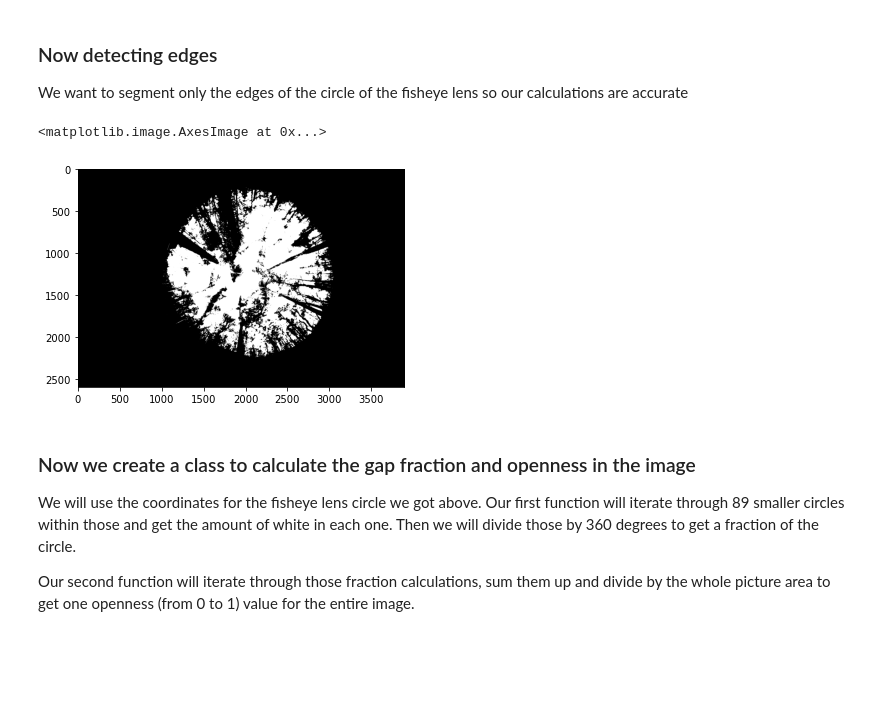
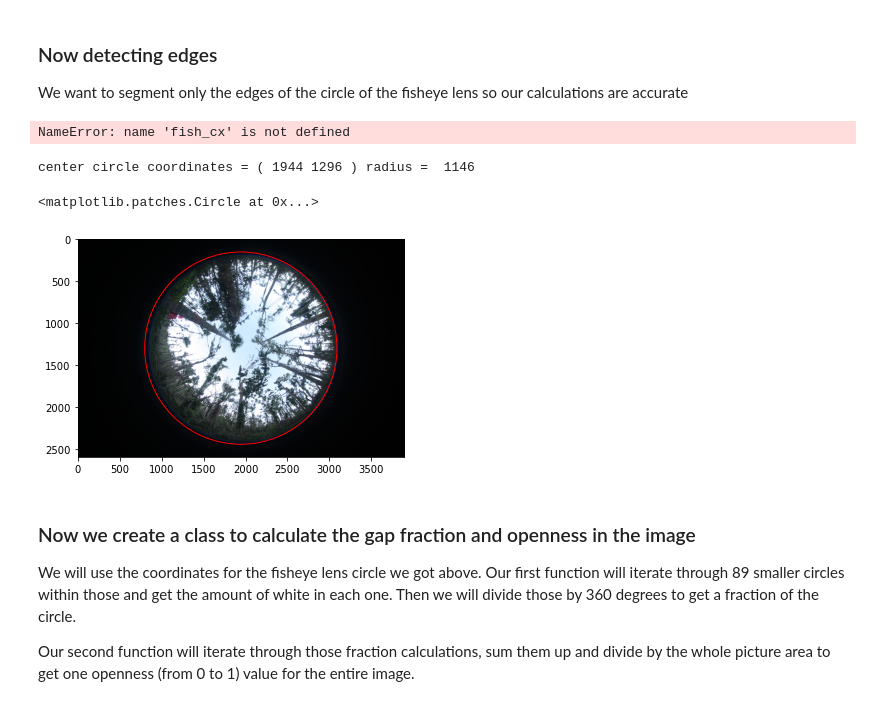
Before and after one commit to Roiak2/Canopy-Openness-from-Hemispheric-Photos, a Jupyter notebook: CanopyOpenness/CanOpenness Demo Script.ipynb, the cells around one changed output. Saved outputs shown, nothing was run; the diff lists cells and outputs as text; code cells hidden in the pictures; blank space fills up the shorter version.

Commit message:
testing function to add circle perimeter

```diff
--- a/CanopyOpenness/CanOpenness Demo Script.ipynb
+++ b/CanopyOpenness/CanOpenness Demo Script.ipynb
@@ -181,13 +181,15 @@ def CircleCoords(image = ""):
     OUTPUT
     returns image array with coordinates for center circle of fisheye photo
     """
+    #get shape of image
+    shape = image.shape
+    #x coordinate of center
 
-    #x coordinate of center
-    fish_cx = image.shape[1]/2
+    #fish_cx = image.shape[1]/2
     #y coordinate of center
-    fish_cy = image.shape[0]/2
+    #fish_cy = image.shape[0]/2
     #radius of the hemispheric photo center
-    fish_cr = (image.shape[0]/2)-2
+    #fish_cr = (image.shape[0]/2)-2
 
     #put all those in a list with new coordinates
     ImageCircle = [image,fish_cx,fish_cy,fish_cr]
@@ -260,8 +262,74 @@ plt.imshow(hemi_th[0],cmap=plt.cm.gray)
 #     points(cx - x, cy + y, col = "red", cex = 0.1)
 #     points(cx - x, cy - y, col = "red", cex = 0.1)
 # %% [output]
-<matplotlib.image.AxesImage at 0x...>
+NameError: name 'fish_cx' is not defined
-[figure, removed]
+# %%
+#Adding center coordinates of image and radius of center
+#def CircleCoords(image = ""):
+#     """
+#     Function that takes an image as input and returns image file with circle of fisheye lens as boundary
+#     Based on calculating of center coordinates given the shape of the numpy array (file format of image)
+
+#     PARAMETERS
+#     image = input loaded image
+
+#     OUTPUT
+#     returns image array with coordinates for center circle of fisheye photo
+#     """
+#     #get shape of image
+#  #   shape = image.shape
+#     #x coordinate of center
+
+#     #fish_cx = image.shape[1]/2
+#     #y coordinate of center
+#     #fish_cy = image.shape[0]/2
+#     #radius of the hemispheric photo center
+#     #fish_cr = (image.shape[0]/2)-2
+
+#     #put all those in a list with new coordinates
+#   #  ImageCircle = [image,fish_cx,fish_cy,fish_cr]
+
+#     #return new format of image
+#    # return ImageCircle
+from skimage.draw import disk
+from skimage.draw import circle_perimeter_aa
+from skimage.draw import circle_perimeter
+from skimage.draw import line, set_color
+import matplotlib.cbook
+import warnings
+warnings.filterwarnings("ignore", category=matplotlib.cbook.mplDeprecation)
+
+#Assign variable that defines shape of our image
+shape = binary.shape
+#Calculate center coordinates (cx,cy) of circle, and radius (cr)
+cx = int(shape[1]/2)
+cy = int(shape[0]/2)
+cr = int((shape[0]/2)-150)
+
+#Print message displaying coordinates and radius to user
+print('center circle coordinates = (',cx,cy,')',
+      'radius = ',cr)
+
+#Draw circle perimeter based on center coordinates and radius
+rr, cc = circle_perimeter(cy,cx, radius=cr, shape=shape)
+#Assign to numpy array of our bw plot
+binary[rr, cc] = 1
+
+#Create circle for plotting based on coordinates, color red
+circle = plt.Circle((cx, cy), cr, color=(1, 0, 0),fill=False)
+
+# Open new figure
+fig = plt.figure()
+# In figure, Image as background
+plt.imshow(photo)
+# Add the circles to figure as subplots
+fig.add_subplot().add_artist(circle)
+
+#hemi_th = CircleCoords(binary) #on black and white threshold
+# %% [output]
+center circle coordinates = ( 1944 1296 ) radius =  1146
+<matplotlib.patches.Circle at 0x...>
+[figure, added]
 # %% [markdown]
 ### Now we create a class to calculate the gap fraction and openness in the image
 We will use the coordinates for the fisheye lens circle we got above.
```
Also changed, not shown: parts of 1 cell of this notebook.
